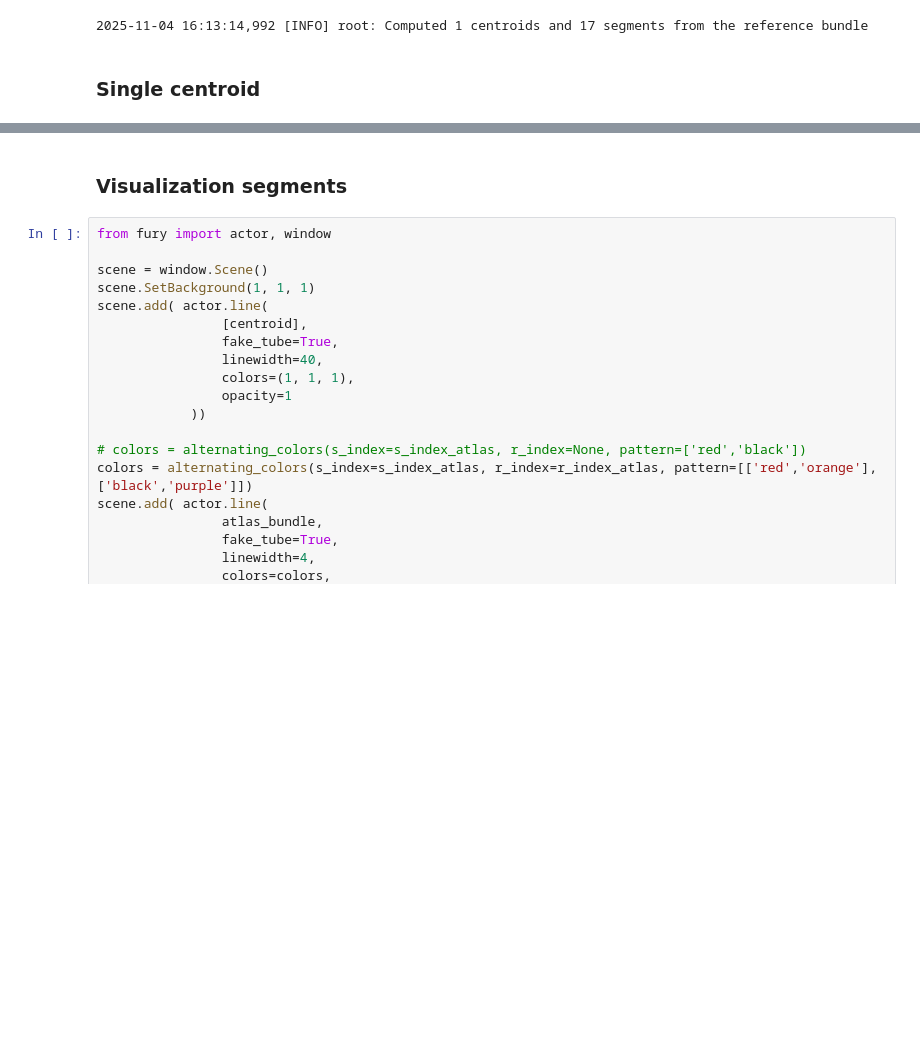
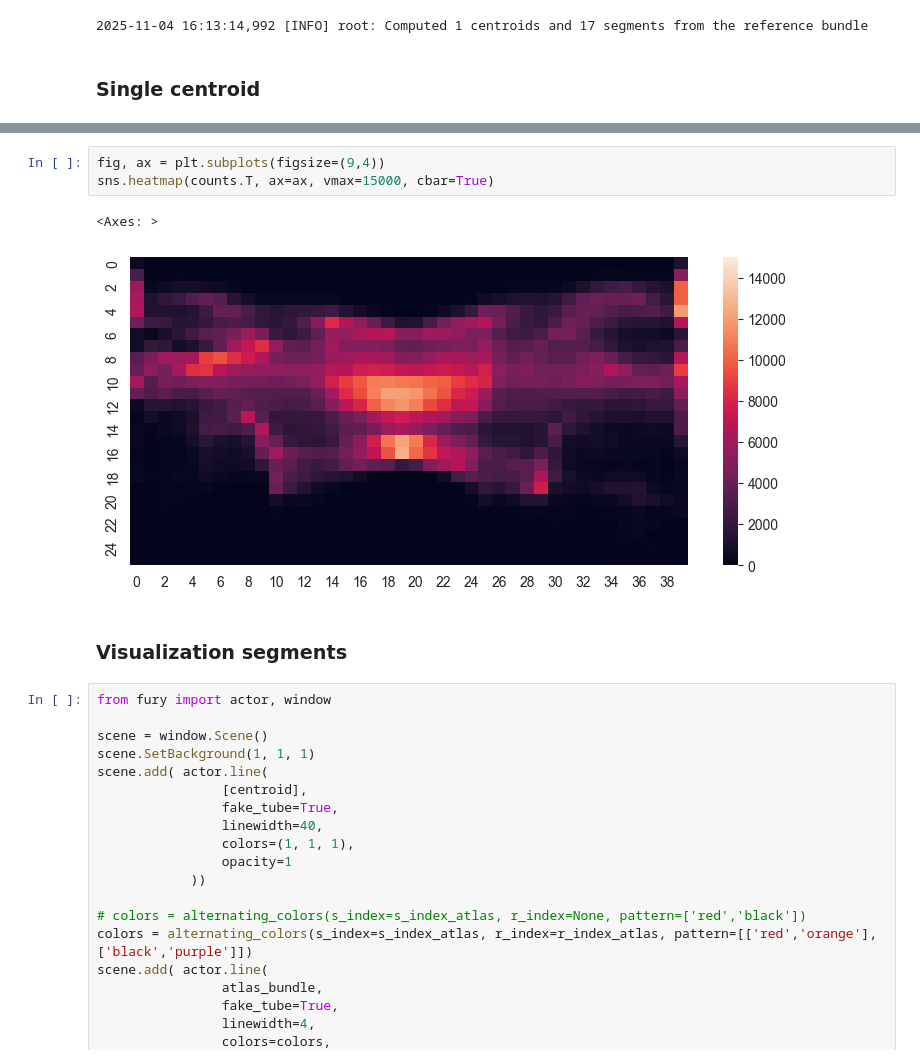
Before and after one commit to wendyfyx/SPECTRA, a Jupyter notebook: notebooks/param.ipynb, the cells around one changed output, grey strips where cells are left out. Saved outputs shown, nothing was run; the diff lists cells and outputs as text; blank space fills up the shorter version.

```diff
--- a/notebooks/param.ipynb
+++ b/notebooks/param.ipynb
@@ -199,3 +218,9 @@ sns.heatmap(fa_grid.T, square=True, cmap='magma')
+# %%
+fig, ax = plt.subplots(figsize=(9,4))
+sns.heatmap(counts.T, ax=ax, vmax=15000, cbar=True)
+# %% [output]
+<Axes: >
+[figure, added]
 # %% [markdown]
 ### Visualization segments
 # %%
```
Also changed, not shown: parts of 12 cells of this notebook, 2 other files.
